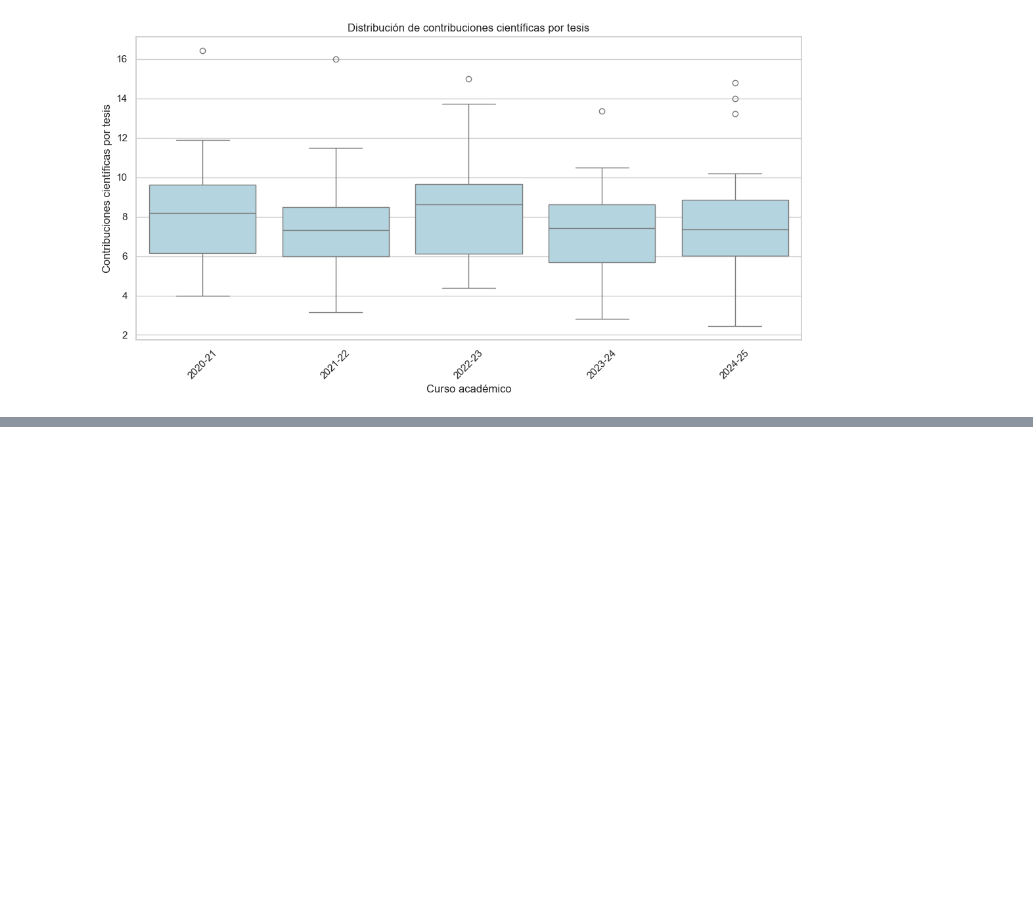
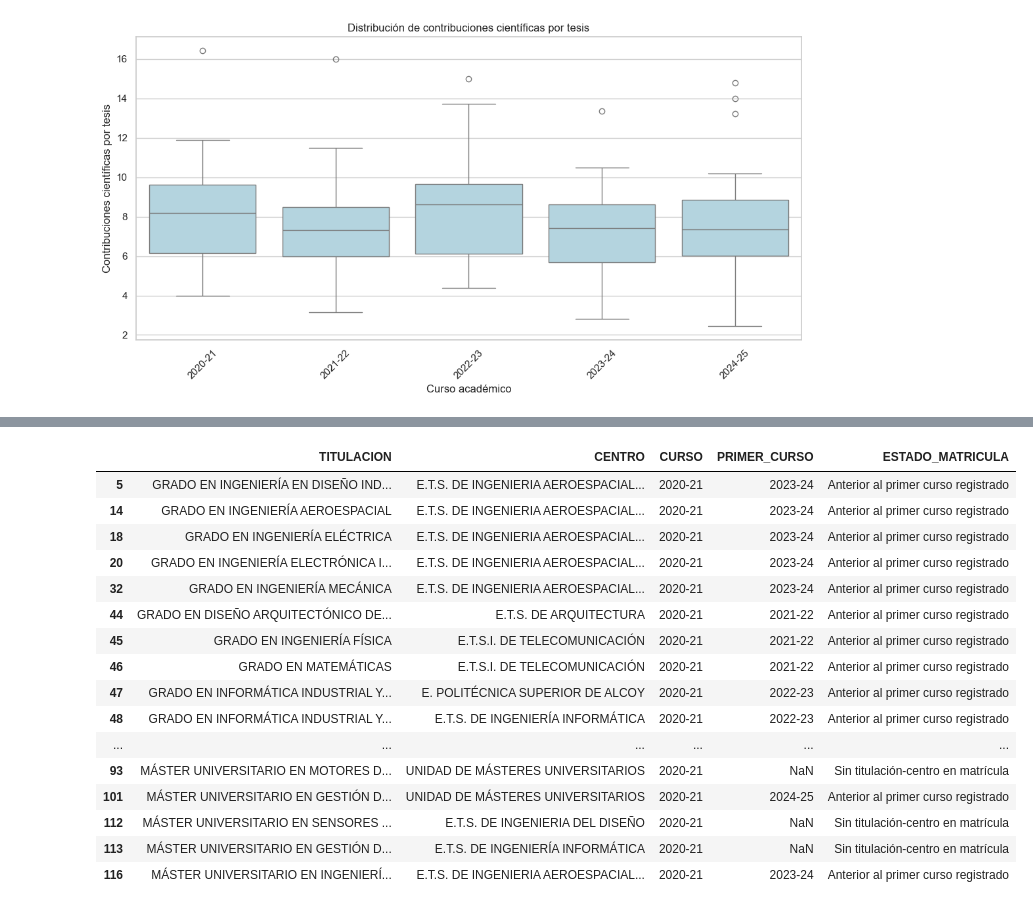
Before and after one commit to SVidal05/GPR_university_benchmark, a Jupyter notebook: notebooks/DataXplorERASMUS.ipynb, the cells around one changed output, grey strips where cells are left out. Saved outputs shown, nothing was run; the diff lists cells and outputs as text; code cells hidden in the pictures; blank space fills up the shorter version.

```diff
--- a/notebooks/DataXplorERASMUS.ipynb
+++ b/notebooks/DataXplorERASMUS.ipynb
@@ -813,0 +927,12 @@ plt.show()
+# %%
+
+primer_curso = (
+    df_matricula
+    .groupby(
+        ["COD_RUCT", "TITULACION", "CENTRO"],
+        as_index=False
+    )
+    .agg(PRIMER_CURSO=("CURSO", "min"))
+)
+
+display(primer_curso.head(20))
@@ -813,0 +957,48 @@ plt.show()
+# %%
+
+df_diagnostico = df_final.copy()
+
+df_diagnostico = df_diagnostico.merge(
+    primer_curso,
+    on=["COD_RUCT", "TITULACION", "CENTRO"],
+    how="left",
+    validate="many_to_one"
+)
+
+def clasificar_registro(fila):
+
+    if pd.notna(fila["NUMERO_ALUMNOS_MATRICULADOS"]):
+        return "Con matrícula"
+
+    if pd.isna(fila["PRIMER_CURSO"]):
+        return "Sin titulación-centro en matrícula"
+
+    if fila["CURSO"] < fila["PRIMER_CURSO"]:
+        return "Anterior al primer curso registrado"
+
+    return "Sin matrícula en un curso posterior"
+
+
+df_diagnostico["ESTADO_MATRICULA"] = (
+    df_diagnostico.apply(clasificar_registro, axis=1)
+)
+
+display(
+    df_diagnostico["ESTADO_MATRICULA"]
+    .value_counts()
+)
+
+display(
+    df_diagnostico[
+        df_diagnostico["NUMERO_ALUMNOS_MATRICULADOS"].isna()
+    ][
+        [
+            "TITULACION",
+            "CENTRO",
+            "CURSO",
+            "PRIMER_CURSO",
+            "ESTADO_MATRICULA"
+        ]
+    ].head(30)
+)
+# %% [output]
@@ -813,0 +1011,17 @@ plt.show()
+|  | TITULACION | CENTRO | CURSO | PRIMER_CURSO | ESTADO_MATRICULA |
+| 5 | GRADO EN INGENIERÍA EN DISEÑO IND... | E.T.S. DE INGENIERIA AEROESPACIAL... | 2020-21 | 2023-24 | Anterior al primer curso registrado |
+| 14 | GRADO EN INGENIERÍA AEROESPACIAL | E.T.S. DE INGENIERIA AEROESPACIAL... | 2020-21 | 2023-24 | Anterior al primer curso registrado |
+| 18 | GRADO EN INGENIERÍA ELÉCTRICA | E.T.S. DE INGENIERIA AEROESPACIAL... | 2020-21 | 2023-24 | Anterior al primer curso registrado |
+| 20 | GRADO EN INGENIERÍA ELECTRÓNICA I... | E.T.S. DE INGENIERIA AEROESPACIAL... | 2020-21 | 2023-24 | Anterior al primer curso registrado |
+| 32 | GRADO EN INGENIERÍA MECÁNICA | E.T.S. DE INGENIERIA AEROESPACIAL... | 2020-21 | 2023-24 | Anterior al primer curso registrado |
+| 44 | GRADO EN DISEÑO ARQUITECTÓNICO DE... | E.T.S. DE ARQUITECTURA | 2020-21 | 2021-22 | Anterior al primer curso registrado |
+| 45 | GRADO EN INGENIERÍA FÍSICA | E.T.S.I. DE TELECOMUNICACIÓN | 2020-21 | 2021-22 | Anterior al primer curso registrado |
+| 46 | GRADO EN MATEMÁTICAS | E.T.S.I. DE TELECOMUNICACIÓN | 2020-21 | 2021-22 | Anterior al primer curso registrado |
+| 47 | GRADO EN INFORMÁTICA INDUSTRIAL Y... | E. POLITÉCNICA SUPERIOR DE ALCOY | 2020-21 | 2022-23 | Anterior al primer curso registrado |
+| 48 | GRADO EN INFORMÁTICA INDUSTRIAL Y... | E.T.S. DE INGENIERÍA INFORMÁTICA | 2020-21 | 2022-23 | Anterior al primer curso registrado |
+| ... | ... | ... | ... | ... | ... |
+| 93 | MÁSTER UNIVERSITARIO EN MOTORES D... | UNIDAD DE MÁSTERES UNIVERSITARIOS | 2020-21 | NaN | Sin titulación-centro en matrícula |
+| 101 | MÁSTER UNIVERSITARIO EN GESTIÓN D... | UNIDAD DE MÁSTERES UNIVERSITARIOS | 2020-21 | 2024-25 | Anterior al primer curso registrado |
+| 112 | MÁSTER UNIVERSITARIO EN SENSORES ... | E.T.S. DE INGENIERIA DEL DISEÑO | 2020-21 | NaN | Sin titulación-centro en matrícula |
+| 113 | MÁSTER UNIVERSITARIO EN GESTIÓN D... | E.T.S. DE INGENIERÍA INFORMÁTICA | 2020-21 | NaN | Sin titulación-centro en matrícula |
+| 116 | MÁSTER UNIVERSITARIO EN INGENIERÍ... | E.T.S. DE INGENIERIA AEROESPACIAL... | 2020-21 | 2023-24 | Anterior al primer curso registrado |
```
Also changed, not shown: parts of 12 cells of this notebook, 12 other files.
